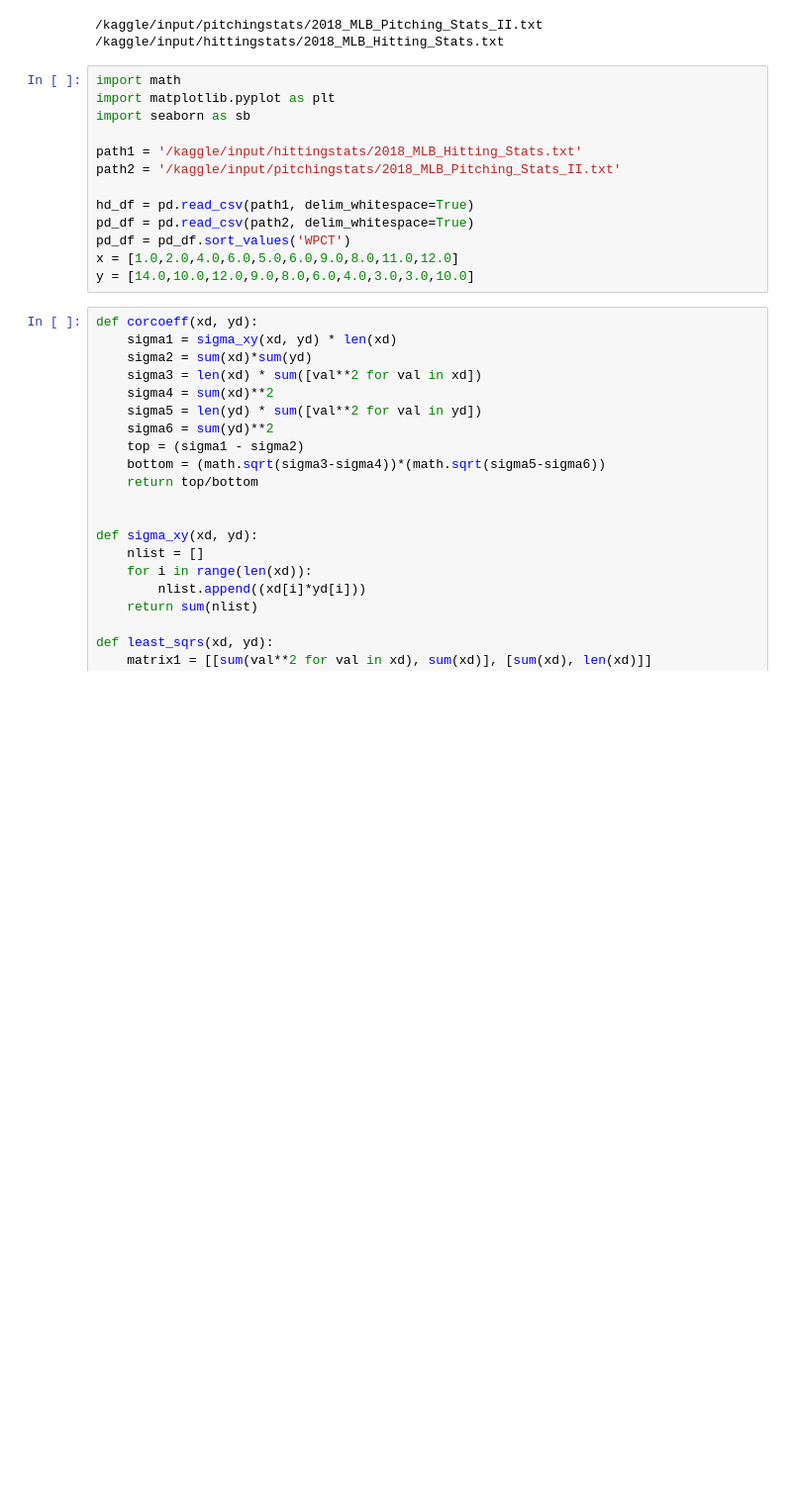
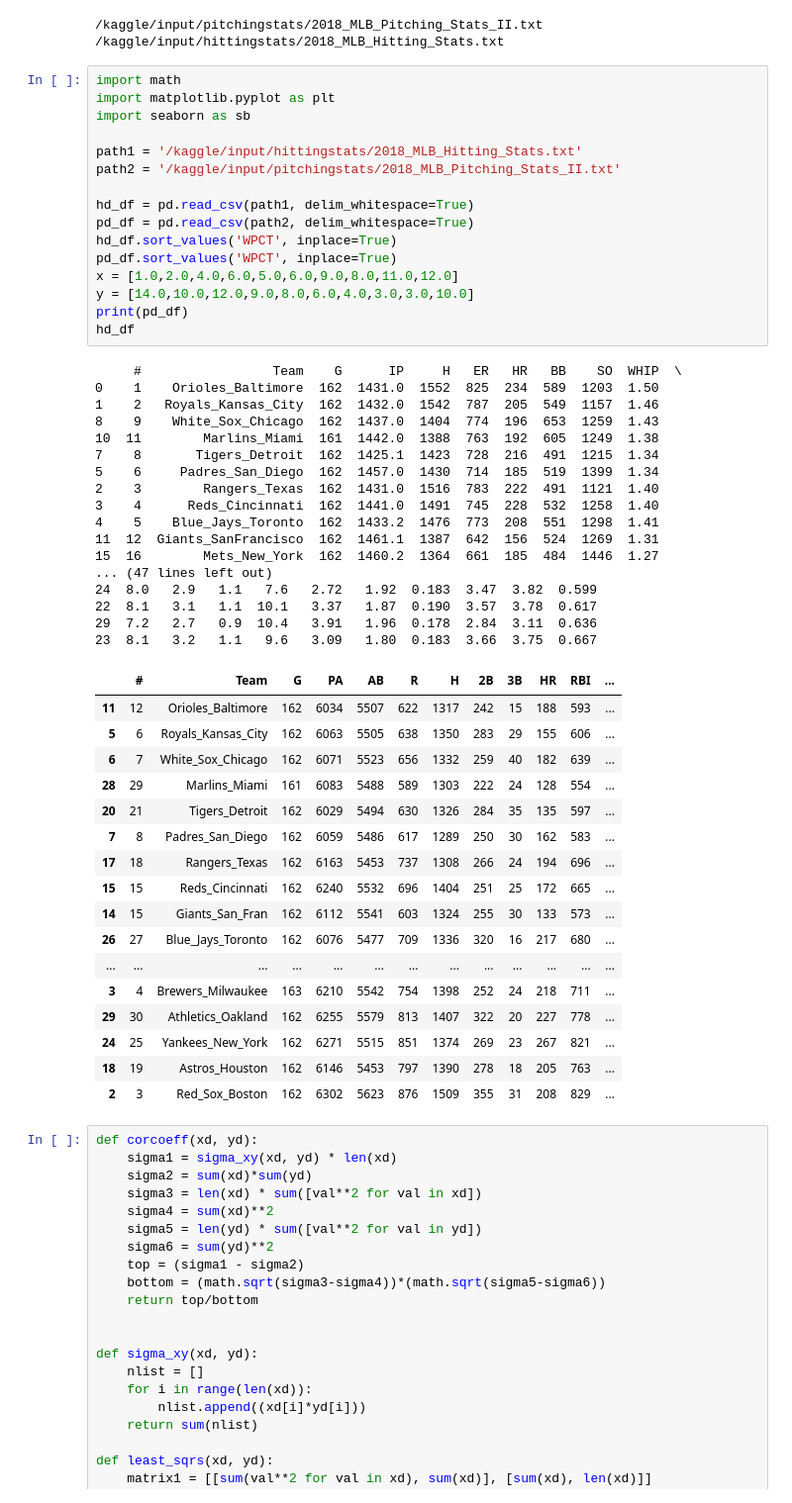
Before and after one commit to Ben-Littell/moneyball, a Jupyter notebook: money-ball.ipynb, the cells around one changed output. Shown at 99% size. Drawn from its saved outputs; the diff is of its cells as text; blank space fills up the shorter version.

```diff
--- a/money-ball.ipynb
+++ b/money-ball.ipynb
@@ -24,16 +24,54 @@ for dirname, _, filenames in os.walk('/kaggle/input'):
 # %%
 import math
 import matplotlib.pyplot as plt
 import seaborn as sb
 
 path1 = '/kaggle/input/hittingstats/2018_MLB_Hitting_Stats.txt'
 path2 = '/kaggle/input/pitchingstats/2018_MLB_Pitching_Stats_II.txt'
 
 hd_df = pd.read_csv(path1, delim_whitespace=True)
 pd_df = pd.read_csv(path2, delim_whitespace=True)
-pd_df = pd_df.sort_values('WPCT')
+hd_df.sort_values('WPCT', inplace=True)
+pd_df.sort_values('WPCT', inplace=True)
 x = [1.0,2.0,4.0,6.0,5.0,6.0,9.0,8.0,11.0,12.0]
 y = [14.0,10.0,12.0,9.0,8.0,6.0,4.0,3.0,3.0,10.0]
+print(pd_df)
+hd_df
+# %% [output]
+     #                 Team    G      IP     H   ER   HR   BB    SO  WHIP  \
+0    1    Orioles_Baltimore  162  1431.0  1552  825  234  589  1203  1.50
+1    2   Royals_Kansas_City  162  1432.0  1542  787  205  549  1157  1.46
+8    9    White_Sox_Chicago  162  1437.0  1404  774  196  653  1259  1.43
+10  11        Marlins_Miami  161  1442.0  1388  763  192  605  1249  1.38
+7    8       Tigers_Detroit  162  1425.1  1423  728  216  491  1215  1.34
+5    6     Padres_San_Diego  162  1457.0  1430  714  185  519  1399  1.34
+2    3        Rangers_Texas  162  1431.0  1516  783  222  491  1121  1.40
+3    4      Reds_Cincinnati  162  1441.0  1491  745  228  532  1258  1.40
+4    5    Blue_Jays_Toronto  162  1433.2  1476  773  208  551  1298  1.41
+11  12  Giants_SanFrancisco  162  1461.1  1387  642  156  524  1269  1.31
+15  16        Mets_New_York  162  1460.2  1364  661  185  484  1446  1.27
+... (47 lines left out)
+24  8.0   2.9   1.1   7.6   2.72   1.92  0.183  3.47  3.82  0.599
+22  8.1   3.1   1.1  10.1   3.37   1.87  0.190  3.57  3.78  0.617
+29  7.2   2.7   0.9  10.4   3.91   1.96  0.178  2.84  3.11  0.636
+23  8.1   3.2   1.1   9.6   3.09   1.80  0.183  3.66  3.75  0.667
+|  | # | Team | G | PA | AB | R | H | 2B | 3B | HR | RBI | ... |
+| 11 | 12 | Orioles_Baltimore | 162 | 6034 | 5507 | 622 | 1317 | 242 | 15 | 188 | 593 | ... |
+| 5 | 6 | Royals_Kansas_City | 162 | 6063 | 5505 | 638 | 1350 | 283 | 29 | 155 | 606 | ... |
+| 6 | 7 | White_Sox_Chicago | 162 | 6071 | 5523 | 656 | 1332 | 259 | 40 | 182 | 639 | ... |
+| 28 | 29 | Marlins_Miami | 161 | 6083 | 5488 | 589 | 1303 | 222 | 24 | 128 | 554 | ... |
+| 20 | 21 | Tigers_Detroit | 162 | 6029 | 5494 | 630 | 1326 | 284 | 35 | 135 | 597 | ... |
+| 7 | 8 | Padres_San_Diego | 162 | 6059 | 5486 | 617 | 1289 | 250 | 30 | 162 | 583 | ... |
+| 17 | 18 | Rangers_Texas | 162 | 6163 | 5453 | 737 | 1308 | 266 | 24 | 194 | 696 | ... |
+| 15 | 15 | Reds_Cincinnati | 162 | 6240 | 5532 | 696 | 1404 | 251 | 25 | 172 | 665 | ... |
+| 14 | 15 | Giants_San_Fran | 162 | 6112 | 5541 | 603 | 1324 | 255 | 30 | 133 | 573 | ... |
+| 26 | 27 | Blue_Jays_Toronto | 162 | 6076 | 5477 | 709 | 1336 | 320 | 16 | 217 | 680 | ... |
+| ... | ... | ... | ... | ... | ... | ... | ... | ... | ... | ... | ... | ... |
+| 3 | 4 | Brewers_Milwaukee | 163 | 6210 | 5542 | 754 | 1398 | 252 | 24 | 218 | 711 | ... |
+| 29 | 30 | Athletics_Oakland | 162 | 6255 | 5579 | 813 | 1407 | 322 | 20 | 227 | 778 | ... |
+| 24 | 25 | Yankees_New_York | 162 | 6271 | 5515 | 851 | 1374 | 269 | 23 | 267 | 821 | ... |
+| 18 | 19 | Astros_Houston | 162 | 6146 | 5453 | 797 | 1390 | 278 | 18 | 205 | 763 | ... |
+| 2 | 3 | Red_Sox_Boston | 162 | 6302 | 5623 | 876 | 1509 | 355 | 31 | 208 | 829 | ... |
 # %%
 def corcoeff(xd, yd):
     sigma1 = sigma_xy(xd, yd) * len(xd)
```
Also changed, not shown: parts of 3 cells of this notebook.
